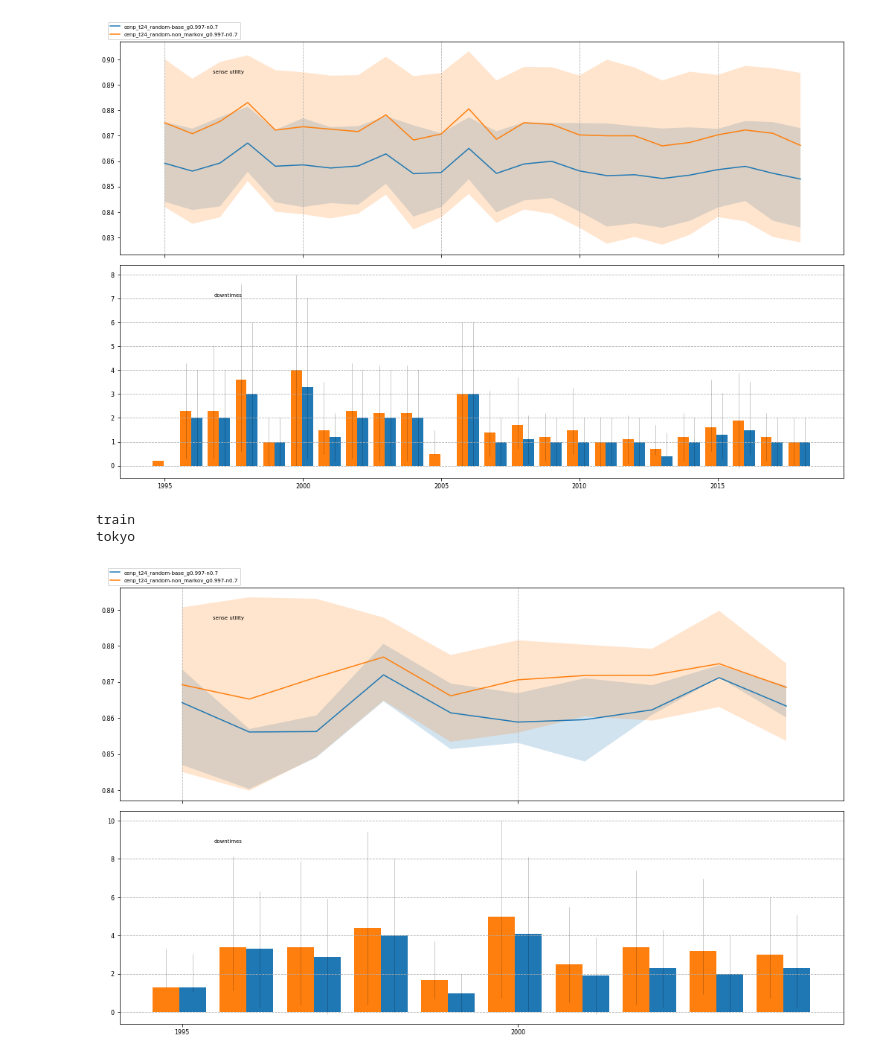
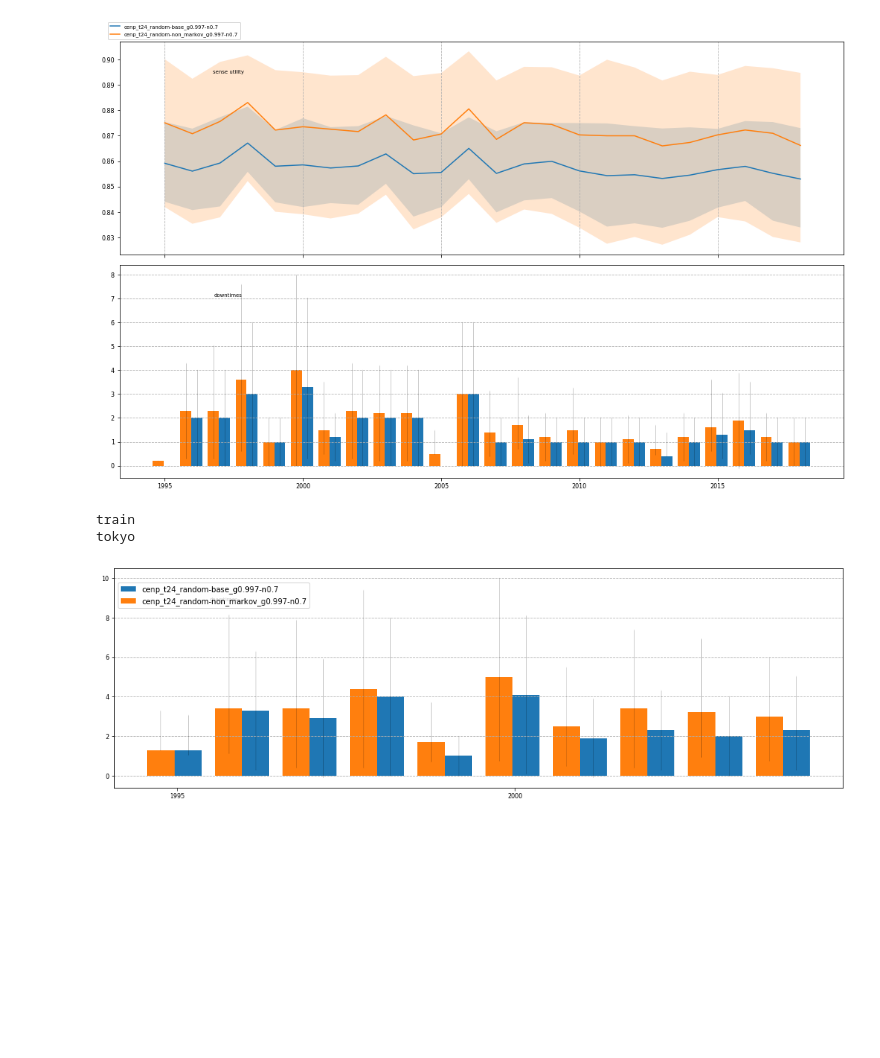
Before and after one commit to shaswot/eno_morl, a Jupyter notebook: base-non_markov.ipynb, the cells around one changed output. Drawn from its saved outputs; the diff is of its cells as text; code cells hidden in the pictures; blank space fills up the shorter version.

Commit message:
cenpxsense plots

```diff
--- a/base-non_markov.ipynb
+++ b/base-non_markov.ipynb
@@ -293,9 +297,9 @@ single_column_figure_width = 3.487
 double_column_figure_width = 7
 
 fig_width = single_column_figure_width*5
-fig_height = fig_width / 1.618
+fig_height = fig_width / 1.618/2
 
-fig, axs = plt.subplots(nrows=2,
+fig, axs = plt.subplots(nrows=1,
                         ncols=1,
                         figsize=[fig_width,fig_height], # in inches
                         sharex=True)
@@ -310,67 +314,67 @@ plt.subplots_adjust(left=None, bottom=None, right=None, top=None, wspace=None, h
 # # hspace = 0.2   # the amount of height reserved for white space between subplots
 #######################################################################################
 
-sense_reward_ax  = axs[0]
-downtimes_ax = axs[1]
+# sense_reward_ax  = axs[0]
+downtimes_ax = axs
 
 location = 'tokyo'
 print(location)
 
-# avg_sense_reward
-for experiment in experiment_list:
-    min_data = [results[experiment]["minimum"][location][year]['avg_sense_reward'] for year in year_list]
-    qt1_data = [results[experiment]["first_q"][location][year]['avg_sense_reward'] for year in year_list]
-    avg_data = [results[experiment]["average"][location][year]['avg_sense_reward'] for year in year_list]
-    qt3_data = [results[experiment]["third_q"][location][year]['avg_sense_reward'] for year in year_list]
-    max_data = [results[experiment]["maximum"][location][year]['avg_sense_reward'] for year in year_list]
+# # avg_sense_reward
+# for experiment in experiment_list:
+#     min_data = [results[experiment]["minimum"][location][year]['avg_sense_reward'] for year in year_list]
+#     qt1_data = [results[experiment]["first_q"][location][year]['avg_sense_reward'] for year in year_list]
+#     avg_data = [results[experiment]["average"][location][year]['avg_sense_reward'] for year in year_list]
+#     qt3_data = [results[experiment]["third_q"][location][year]['avg_sense_reward'] for year in year_list]
+#     max_data = [results[experiment]["maximum"][location][year]['avg_sense_reward'] for year in year_list]
 
 
-    sense_reward_ax.fill_between(year_list, y1=qt1_data, y2=qt3_data, alpha=0.2)
-    sense_reward_ax.plot(year_list, avg_data, label=experiment)
+#     sense_reward_ax.fill_between(year_list, y1=qt1_data, y2=qt3_data, alpha=0.2)
+#     sense_reward_ax.plot(year_list, avg_data, label=experiment)
 
-sense_reward_ax.text(0.15,0.85, 'sense utility',
-         size='x-small', ha="center",
-         transform=sense_reward_ax.transAxes)
-# sense_reward_ax.set_title('sense utility')
-# sense_reward_ax.set_ylabel('sense utility')
-sense_reward_ax.legend(loc="lower left",
-                       ncol=1,
-                       fontsize='x-small',
-                       bbox_to_anchor=(-0.02,1,1,1))
-sense_reward_ax.grid(which='major', axis='x', linestyle='--')
+# sense_reward_ax.text(0.15,0.85, 'sense utility',
+#          size='x-small', ha="center",
+#          transform=sense_reward_ax.transAxes)
+# # sense_reward_ax.set_title('sense utility')
+# # sense_reward_ax.set_ylabel('sense utility')
+# sense_reward_ax.legend(loc="lower left",
+#                        ncol=1,
+#                        fontsize='x-small',
+#                        bbox_to_anchor=(-0.02,1,1,1))
+# sense_reward_ax.grid(which='major', axis='x', linestyle='--')
 
 # Downtimes
 for experiment in experiment_list:
     min_data = [results[experiment]["minimum"][location][year]['downtimes'] for year in year_list]
     qt1_data = [results[experiment]["first_q"][location][year]['downtimes'] for year in year_list]
     avg_data = [results[experiment]["average"][location][year]['downtimes'] for year in year_list]
     qt3_data = [results[experiment]["third_q"][location][year]['downtimes'] for year in year_list]
     max_data = [results[experiment]["maximum"][location][year]['downtimes'] for year in year_list]
 
     width = 0.8/len(experiment_list)  # the width of the bars
     xroot = np.array(year_list) # label locations
     xoffset = 0.8/2 - experiment_list.index(experiment)
     downtimes_ax.bar(xroot+xoffset*width, avg_data,width, yerr = [qt1_data,qt3_data],
                      label=experiment,
                      error_kw=dict(ecolor='black', lw=1, capsize=0.5, capthick=width*0.5, alpha=0.2))
 
 downtimes_ax.set_xticks(year_list[::5])
 downtimes_ax.set_xticklabels(year_list[::5], rotation=0)
 
 downtimes_ax.text(0.15,0.85, 'downtimes',
                  size='x-small', ha="center",
                  transform=downtimes_ax.transAxes)
 # downtimes_ax.set_title('downtimes')
 # downtimes_ax.set_ylabel('downtimes')
-# downtimes_ax.legend(loc="lower left",
-#                    ncol=1,
-#                    bbox_to_anchor=(0,0.8,1,1))
+downtimes_ax.legend(loc="lower left",
+                   ncol=1,
+                   bbox_to_anchor=(0,0.8,1,1))
 downtimes_ax.grid(which='major', axis='y', linestyle='--')
 # fig.savefig('./figures/figure.png', dpi=300, bbox_inches='tight', transparent=True)
 # %% [output]
 train
 tokyo
-[figure, old version]
+[figure, new version]
 # %%
 # # Downtimes and Sense and ENP Rewards
 
```
Also changed, not shown: parts of 1 cell of this notebook, 1 other file.
